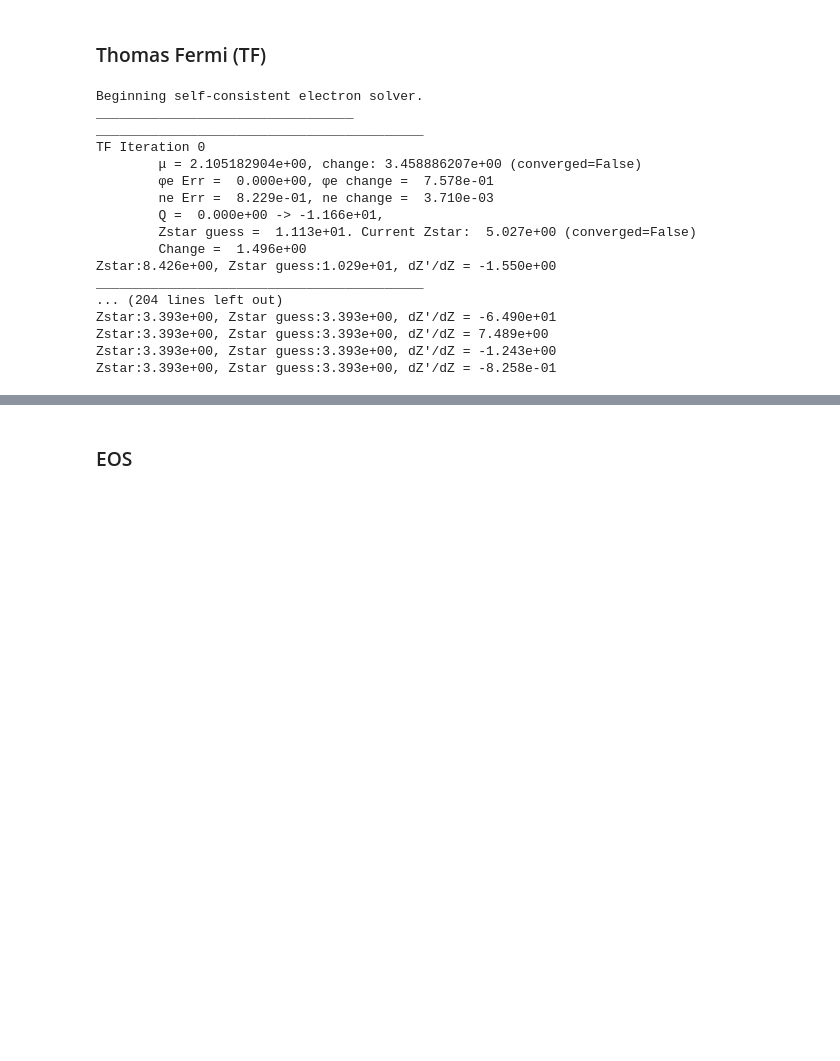
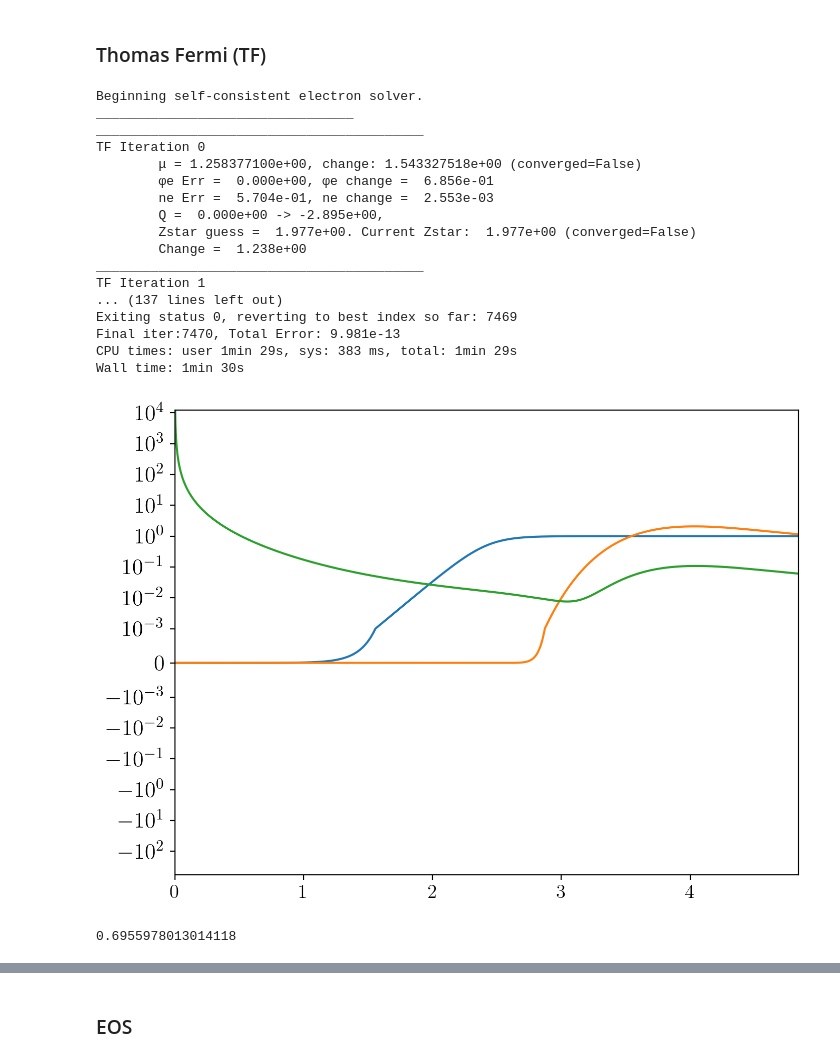
Before and after one commit to ZachAJohnson/OFAA, a Jupyter notebook: jupyter/TF_NPA-2T_FT.ipynb, the cells around one changed output, grey strips where cells are left out. Cells and saved outputs as stored; diff of their text form; code cells hidden in the pictures; blank space fills up the shorter version.

```diff
--- a/jupyter/TF_NPA-2T_FT.ipynb
+++ b/jupyter/TF_NPA-2T_FT.ipynb
@@ -156,7 +164,7 @@ plt.tight_layout()
 # %%
 %%time
 from scipy.interpolate import interp1d
-aa.solve_TF(verbose=True, picard_alpha=0.2, tol=1e-9)
+aa.solve_TF(verbose=True, picard_alpha=0.2, tol=1e-9, n_wait_update_Zstar= 100)
 aa.set_uii_eff()
 # aa.iet.HNC_solve(iters_to_wait=1e5, alpha_Picard=1e-2, tol=1e-12, verbose=False, num_iterations=1e5)
 # aa.gii = interp1d(aa.iet.r_array*aa.rs, aa.iet.h_r_matrix[0,0]+1, bounds_error=False, fill_value='extrapolate')(aa.grid.xs)
@@ -167,16 +175,16 @@ Beginning self-consistent electron solver.
 _________________________________
 __________________________________________
 TF Iteration 0
-        μ = 2.105182904e+00, change: 3.458886207e+00 (converged=False)
-        φe Err =  0.000e+00, φe change =  7.578e-01
-        ne Err =  8.229e-01, ne change =  3.710e-03
-        Q =  0.000e+00 -> -1.166e+01,
-        Zstar guess =  1.113e+01. Current Zstar:  5.027e+00 (converged=False)
-        Change =  1.496e+00
-Zstar:8.426e+00, Zstar guess:1.029e+01, dZ'/dZ = -1.550e+00
+        μ = 1.258377100e+00, change: 1.543327518e+00 (converged=False)
+        φe Err =  0.000e+00, φe change =  6.856e-01
+        ne Err =  5.704e-01, ne change =  2.553e-03
+        Q =  0.000e+00 -> -2.895e+00,
+        Zstar guess =  1.977e+00. Current Zstar:  1.977e+00 (converged=False)
+        Change =  1.238e+00
 __________________________________________
-... (204 lines left out)
-Zstar:3.393e+00, Zstar guess:3.393e+00, dZ'/dZ = -6.490e+01
-Zstar:3.393e+00, Zstar guess:3.393e+00, dZ'/dZ = 7.489e+00
-Zstar:3.393e+00, Zstar guess:3.393e+00, dZ'/dZ = -1.243e+00
-Zstar:3.393e+00, Zstar guess:3.393e+00, dZ'/dZ = -8.258e-01
+TF Iteration 1
+... (137 lines left out)
+Exiting status 0, reverting to best index so far: 7469
+Final iter:7470, Total Error: 9.981e-13
+CPU times: user 1min 29s, sys: 383 ms, total: 1min 29s
+Wall time: 1min 30s
@@ -193,2 +191,19 @@ aaW.set_uii_eff()
+# %%
+fig, ax = plt.subplots()
+
+transition_func = 1/(1 + np.exp(-(npa.grid.xs-npa.rs)/(2*0.25**2)))
+ax.plot(npa.grid.xs, transition_func)
+ax.plot(npa.grid.xs, npa.gii)
+ax.plot(npa.grid.xs, npa.ne)
+
+# ax.set_ylim(0,1)
+ax.set_xlim(0, 2*rs)
+ax.set_yscale('symlog',linthresh=1e-3)
+# %% [output]
+[figure, added]
+# %%
+1/(1 + np.exp(-(npa.rs)/(2*(rs/2)**2)))
+# %% [output]
+0.6955978013014118
 # %%
 %%time
```
Also changed, not shown: parts of 16 cells of this notebook, 33 other files.
